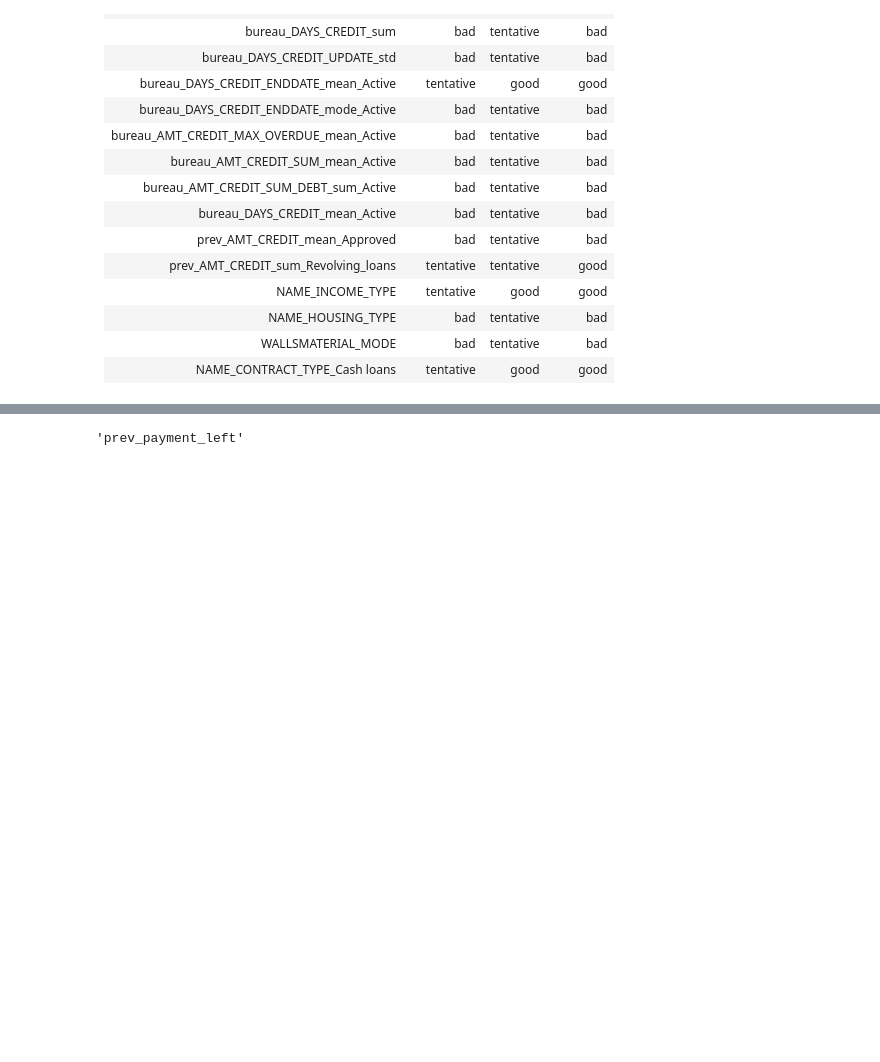
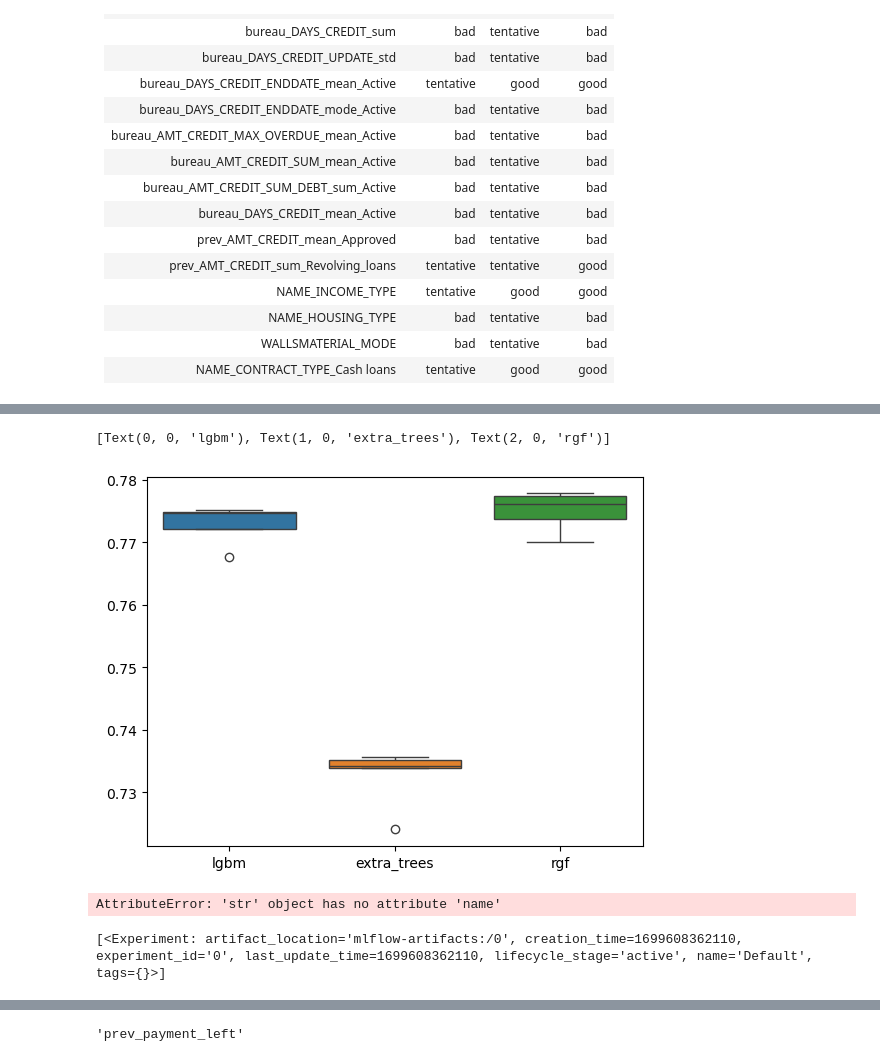
Before and after one commit to gediminas-skvarnavicius/home-credit-group-ml, a Jupyter notebook: model_1_difficulties.ipynb, the cells around one changed output, grey strips where cells are left out. Drawn from its saved outputs; the diff is of its cells as text; code cells hidden in the pictures; blank space fills up the shorter version.

Commit message:
all m1 tuned

```diff
--- a/model_1_difficulties.ipynb
+++ b/model_1_difficulties.ipynb
@@ -332,0 +305,11 @@ Resume experiment with: Tuner.restore(path="/tmp/tune_results/lgbm", trainable=.
+# %%
+models=joblib.load("temp/model_1_tuned_models.joblib")
+# %%
+for model in models.models.values():
+    print(model.name)
+    print("----------------")
+    for key,param in model.best_params.items():
+        if key[:3]=="mod":
+            pprint(key+":")
+            pprint(param)
+            print("")
@@ -332,0 +334,7 @@ Resume experiment with: Tuner.restore(path="/tmp/tune_results/lgbm", trainable=.
+# %%
+scores={}
+for model in models.models.values():
+    scores[model.name]=np.array(model.cross_val_roc_auc(X_train,y_train))
+    print(model.name)
+    print(scores[model.name].mean())
+scores=pl.DataFrame(scores)
@@ -332,0 +359,7 @@ Resume experiment with: Tuner.restore(path="/tmp/tune_results/lgbm", trainable=.
+# %%
+fig_scores,ax_scores=plt.subplots()
+sns.boxplot(scores)
+ax_scores.set_xticklabels(scores.columns)
+# %% [output]
+[Text(0, 0, 'lgbm'), Text(1, 0, 'extra_trees'), Text(2, 0, 'rgf')]
+[figure, added]
@@ -332,0 +370,5 @@ Resume experiment with: Tuner.restore(path="/tmp/tune_results/lgbm", trainable=.
+# %%
+from sklearn.model_selection import cross_val_score
+final_score=cross_val_score(model_stack,X_train,y_train)
+# %% [output]
+AttributeError: 'str' object has no attribute 'name'
@@ -332,0 +380,6 @@ Resume experiment with: Tuner.restore(path="/tmp/tune_results/lgbm", trainable=.
+# %%
+all_experiments = client.search_experiments()
+
+pprint(all_experiments)
+# %% [output]
+[<Experiment: artifact_location='mlflow-artifacts:/0', creation_time=1699608362110, experiment_id='0', last_update_time=1699608362110, lifecycle_stage='active', name='Default', tags={}>]
```
Also changed, not shown: parts of 25 cells of this notebook, 1 other file.
